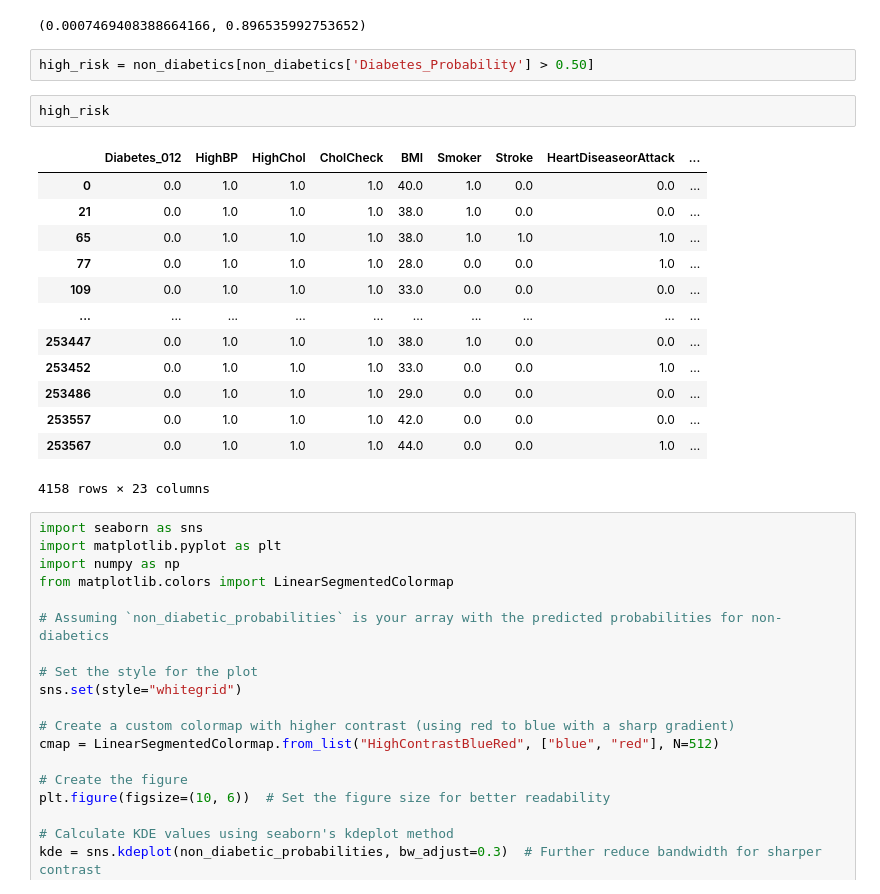
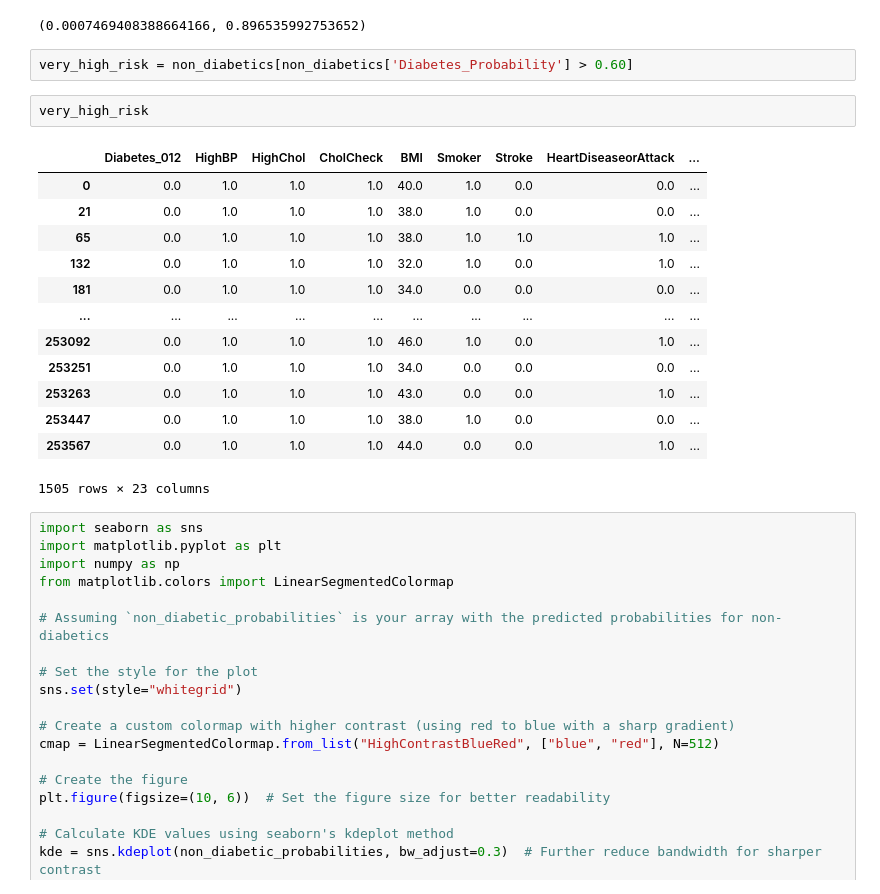
Before and after one commit to simosathan9/DiabetesPrediction, a Jupyter notebook: logistic_regression.ipynb, the cells around one changed output. Saved outputs shown, nothing was run; the diff lists cells and outputs as text.

```diff
--- a/diabetes_data_mining_2.ipynb
+++ b/logistic_regression.ipynb
@@ -105,23 +105,23 @@ non_diabetics['Diabetes_Probability'].min(), non_diabetics['Diabetes_Probability
 # %% [output]
 (0.0007469408388664166, 0.896535992753652)
 # %%
-high_risk = non_diabetics[non_diabetics['Diabetes_Probability'] > 0.50]
+very_high_risk = non_diabetics[non_diabetics['Diabetes_Probability'] > 0.60]
-# %%
-high_risk
-# %% [output]
-|  | Diabetes_012 | HighBP | HighChol | CholCheck | BMI | Smoker | Stroke | HeartDiseaseorAttack | ... |
-| 0 | 0.0 | 1.0 | 1.0 | 1.0 | 40.0 | 1.0 | 0.0 | 0.0 | ... |
-| 21 | 0.0 | 1.0 | 1.0 | 1.0 | 38.0 | 1.0 | 0.0 | 0.0 | ... |
-| 65 | 0.0 | 1.0 | 1.0 | 1.0 | 38.0 | 1.0 | 1.0 | 1.0 | ... |
-| 77 | 0.0 | 1.0 | 1.0 | 1.0 | 28.0 | 0.0 | 0.0 | 1.0 | ... |
-| 109 | 0.0 | 1.0 | 1.0 | 1.0 | 33.0 | 0.0 | 0.0 | 0.0 | ... |
-| ... | ... | ... | ... | ... | ... | ... | ... | ... | ... |
-| 253447 | 0.0 | 1.0 | 1.0 | 1.0 | 38.0 | 1.0 | 0.0 | 0.0 | ... |
-| 253452 | 0.0 | 1.0 | 1.0 | 1.0 | 33.0 | 0.0 | 0.0 | 1.0 | ... |
-| 253486 | 0.0 | 1.0 | 1.0 | 1.0 | 29.0 | 0.0 | 0.0 | 0.0 | ... |
-| 253557 | 0.0 | 1.0 | 1.0 | 1.0 | 42.0 | 0.0 | 0.0 | 0.0 | ... |
-| 253567 | 0.0 | 1.0 | 1.0 | 1.0 | 44.0 | 0.0 | 0.0 | 1.0 | ... |
-4158 rows × 23 columns
+# %%
+very_high_risk
+# %% [output]
+|  | Diabetes_012 | HighBP | HighChol | CholCheck | BMI | Smoker | Stroke | HeartDiseaseorAttack | ... |
+| 0 | 0.0 | 1.0 | 1.0 | 1.0 | 40.0 | 1.0 | 0.0 | 0.0 | ... |
+| 21 | 0.0 | 1.0 | 1.0 | 1.0 | 38.0 | 1.0 | 0.0 | 0.0 | ... |
+| 65 | 0.0 | 1.0 | 1.0 | 1.0 | 38.0 | 1.0 | 1.0 | 1.0 | ... |
+| 132 | 0.0 | 1.0 | 1.0 | 1.0 | 32.0 | 1.0 | 0.0 | 1.0 | ... |
+| 181 | 0.0 | 1.0 | 1.0 | 1.0 | 34.0 | 0.0 | 0.0 | 0.0 | ... |
+| ... | ... | ... | ... | ... | ... | ... | ... | ... | ... |
+| 253092 | 0.0 | 1.0 | 1.0 | 1.0 | 46.0 | 1.0 | 0.0 | 1.0 | ... |
+| 253251 | 0.0 | 1.0 | 1.0 | 1.0 | 34.0 | 0.0 | 0.0 | 0.0 | ... |
+| 253263 | 0.0 | 1.0 | 1.0 | 1.0 | 43.0 | 0.0 | 0.0 | 1.0 | ... |
+| 253447 | 0.0 | 1.0 | 1.0 | 1.0 | 38.0 | 1.0 | 0.0 | 0.0 | ... |
+| 253567 | 0.0 | 1.0 | 1.0 | 1.0 | 44.0 | 0.0 | 0.0 | 1.0 | ... |
+1505 rows × 23 columns
 # %%
 import seaborn as sns
 import matplotlib.pyplot as plt
```
Also changed, not shown: 3 other files.
